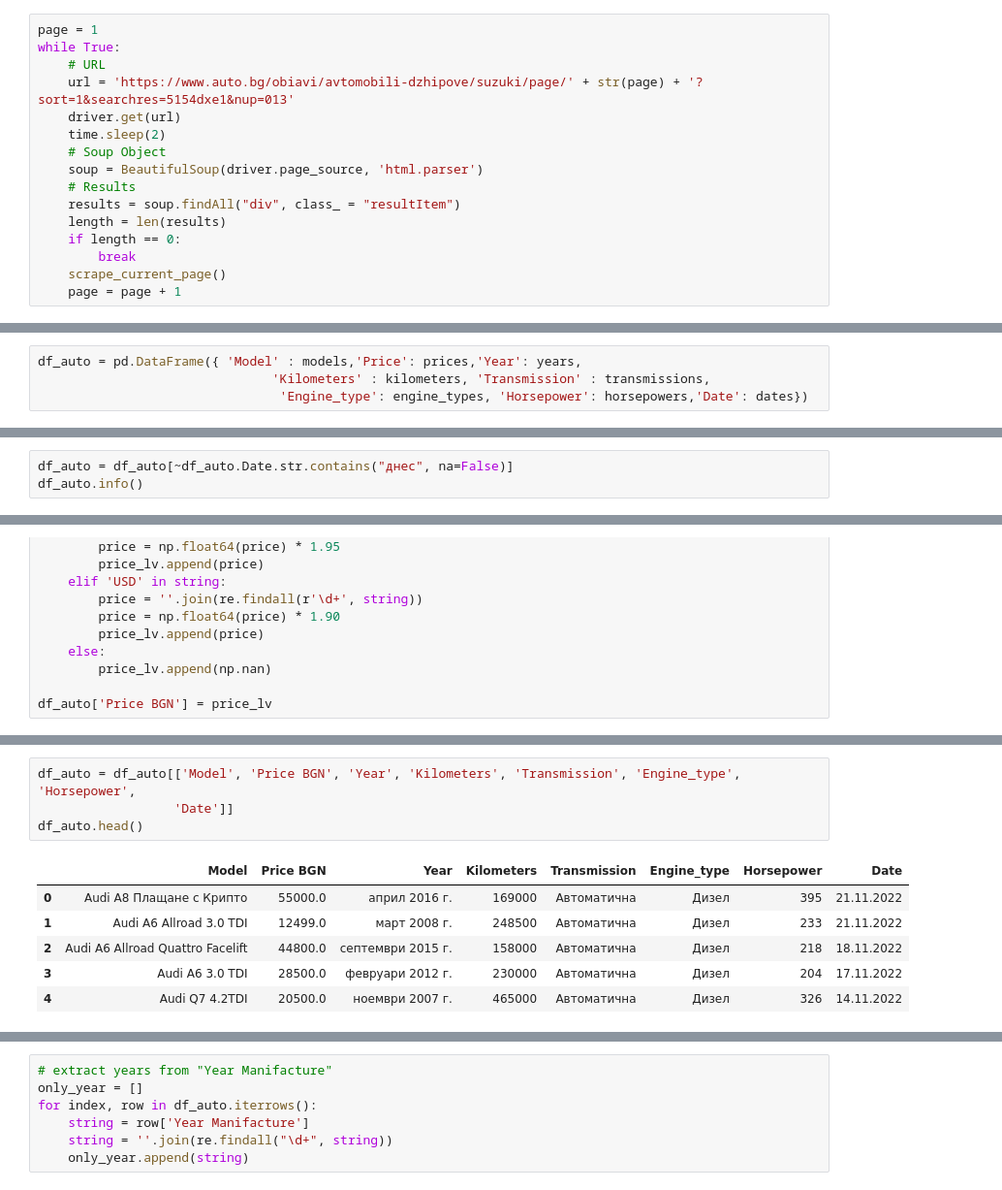
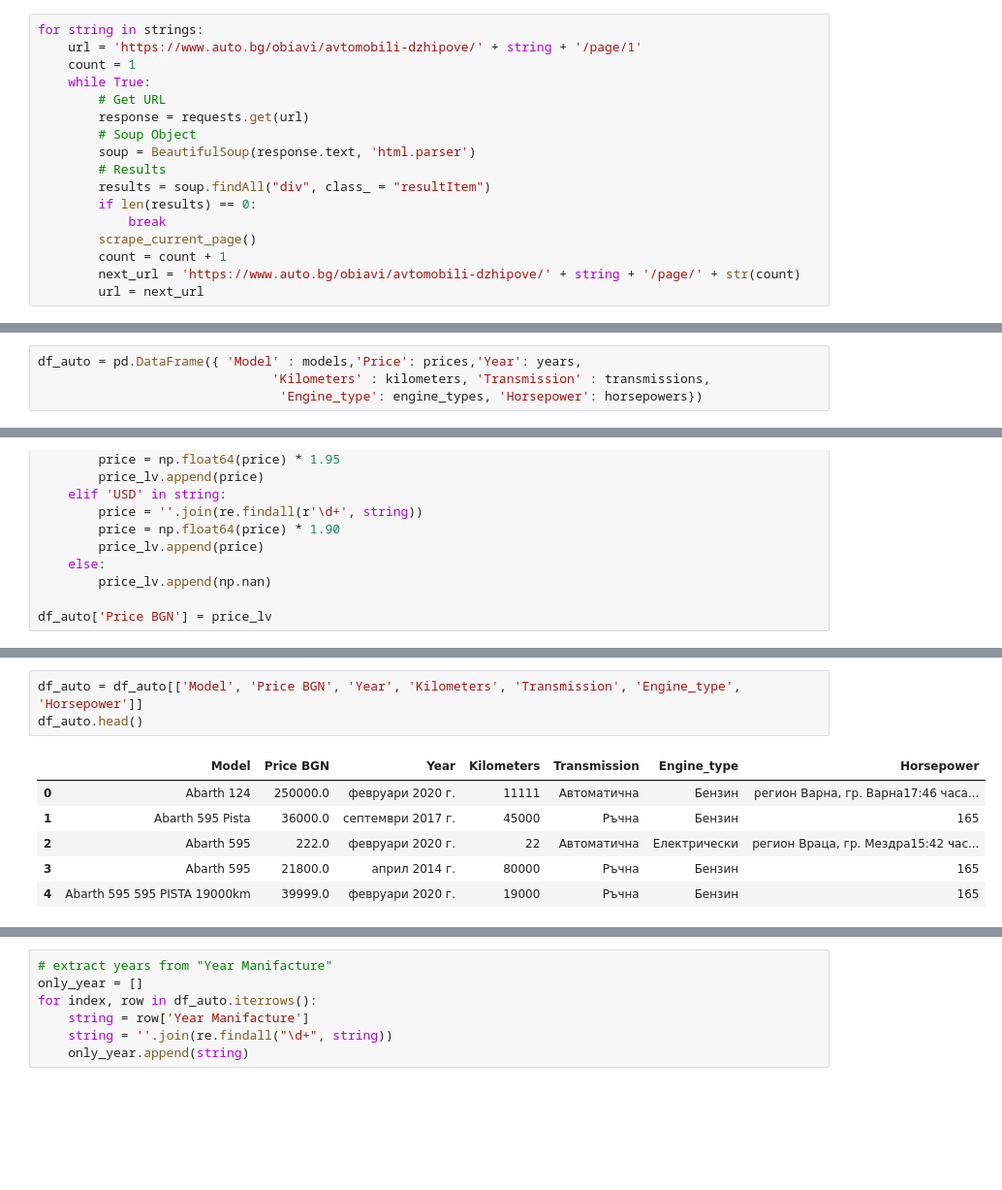
Before and after one commit to tajamulk2/Web-Scraping-with-BeautifulSoup-and-Selenium, a Jupyter notebook: Project No.11/auto.bg.ipynb, the cells around one changed output, grey strips where cells are left out. Shown: that part at 97% size. Drawn from its saved outputs; the diff is of its cells as text; blank space fills up the shorter version.

Commit message:
Auto.bg - the complete website

```diff
--- a/Project No.11/auto.bg.ipynb
+++ b/Project No.11/auto.bg.ipynb
@@ -88,16 +96,17 @@ def scrape_current_page():
 # %%
-page = 1
-while True:
-    # URL
-    url = 'https://www.auto.bg/obiavi/avtomobili-dzhipove/suzuki/page/' + str(page) + '?sort=1&searchres=5154dxe1&nup=013'
-    driver.get(url)
-    time.sleep(2)
-    # Soup Object
-    soup = BeautifulSoup(driver.page_source, 'html.parser')
-    # Results
-    results = soup.findAll("div", class_ = "resultItem")
-    length = len(results)
-    if length == 0:
-        break
-    scrape_current_page()
-    page = page + 1
+for string in strings:
+    url = 'https://www.auto.bg/obiavi/avtomobili-dzhipove/' + string + '/page/1'
+    count = 1
+    while True:
+        # Get URL
+        response = requests.get(url)
+        # Soup Object
+        soup = BeautifulSoup(response.text, 'html.parser')
+        # Results
+        results = soup.findAll("div", class_ = "resultItem")
+        if len(results) == 0:
+            break
+        scrape_current_page()
+        count = count + 1
+        next_url = 'https://www.auto.bg/obiavi/avtomobili-dzhipove/' + string + '/page/' + str(count)
+        url = next_url
@@ -152,4 +113,4 @@ for url in urls:
 # %%
 df_auto = pd.DataFrame({ 'Model' : models,'Price': prices,'Year': years,
                                'Kilometers' : kilometers, 'Transmission' : transmissions,
-                                'Engine_type': engine_types, 'Horsepower': horsepowers,'Date': dates})
+                                'Engine_type': engine_types, 'Horsepower': horsepowers})
@@ -186,3 +165,0 @@ memory usage: 2.7+ MB
-# %%
-df_auto = df_auto[~df_auto.Date.str.contains("днес", na=False)]
-df_auto.info()
@@ -227,11 +195,10 @@ df_auto.head()
 # %%
-df_auto = df_auto[['Model', 'Price BGN', 'Year', 'Kilometers', 'Transmission', 'Engine_type', 'Horsepower',
-                  'Date']]
+df_auto = df_auto[['Model', 'Price BGN', 'Year', 'Kilometers', 'Transmission', 'Engine_type', 'Horsepower']]
 df_auto.head()
 # %% [output]
-|  | Model | Price BGN | Year | Kilometers | Transmission | Engine_type | Horsepower | Date |
-| 0 | Audi A8 Плащане с Крипто | 55000.0 | април 2016 г. | 169000 | Автоматична | Дизел | 395 | 21.11.2022 |
-| 1 | Audi A6 Allroad 3.0 TDI | 12499.0 | март 2008 г. | 248500 | Автоматична | Дизел | 233 | 21.11.2022 |
-| 2 | Audi A6 Allroad Quattro Facelift | 44800.0 | септември 2015 г. | 158000 | Автоматична | Дизел | 218 | 18.11.2022 |
-| 3 | Audi A6 3.0 TDI | 28500.0 | февруари 2012 г. | 230000 | Автоматична | Дизел | 204 | 17.11.2022 |
-| 4 | Audi Q7 4.2TDI | 20500.0 | ноември 2007 г. | 465000 | Автоматична | Дизел | 326 | 14.11.2022 |
+|  | Model | Price BGN | Year | Kilometers | Transmission | Engine_type | Horsepower |
+| 0 | Abarth 124 | 250000.0 | февруари 2020 г. | 11111 | Автоматична | Бензин | регион Варна, гр. Варна17:46 часа... |
+| 1 | Abarth 595 Pista | 36000.0 | септември 2017 г. | 45000 | Ръчна | Бензин | 165 |
+| 2 | Abarth 595 | 222.0 | февруари 2020 г. | 22 | Автоматична | Електрически | регион Враца, гр. Мездра15:42 час... |
+| 3 | Abarth 595 | 21800.0 | април 2014 г. | 80000 | Ръчна | Бензин | 165 |
+| 4 | Abarth 595 595 PISTA 19000km | 39999.0 | февруари 2020 г. | 19000 | Ръчна | Бензин | 165 |
```
Also changed, not shown: parts of 40 cells of this notebook, 3 other files.
